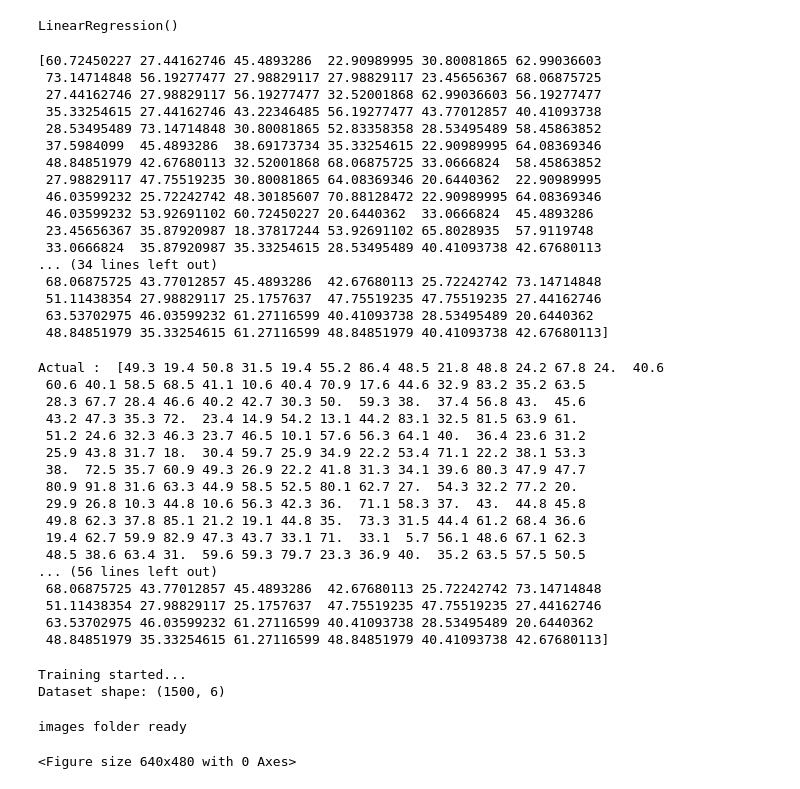
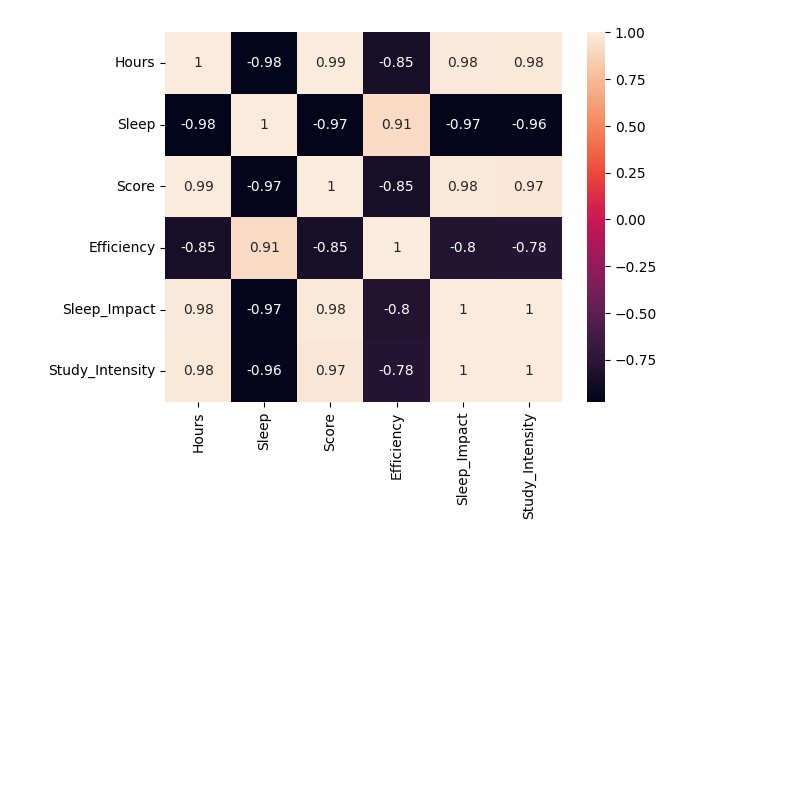
Before and after one commit to dhananjayasampath/ai-ml-journey, a Jupyter notebook: projects/student-performance-ml/notebook/analysis.ipynb, the cells around one changed output. Drawn from its saved outputs; the diff is of its cells as text; code cells hidden in the pictures; blank space fills up the shorter version.

Commit message:
Student Performance Analysis ML Project
- Cleaned dataset
- Performed EDA
- Created features
- Built ML model
- Evaluated performance
- Extracted insights

```diff
--- a/projects/student-performance-ml/notebook/analysis.ipynb
+++ b/projects/student-performance-ml/notebook/analysis.ipynb
@@ -46,66 +48,22 @@ plt.show()
+# %%
+import seaborn as sns
+
+sns.heatmap(df.corr(), annot=True)
+plt.show()
+# %% [output]
+[figure, added]
 # %%
-X_train, X_test, y_train, y_test = train_test_split(X, y, test_size=0.2, random_state=42)
+from sklearn.model_selection import train_test_split
+from sklearn.linear_model import LinearRegression
+
+X = df[["Hours", "Sleep", "Efficiency", "Sleep_Impact", "Study_Intensity"]]
+y = df["Score"]
+
+X_train, X_test, y_train, y_test = train_test_split(
+    X, y, test_size=0.2, random_state=42
+)
 
 model = LinearRegression()
 model.fit(X_train, y_train)
+
+pred = model.predict(X_test)
-# %% [output]
-LinearRegression()
-# %%
-pred = model.predict(X_test)
-print(pred)
-# %% [output]
-[60.72450227 27.44162746 45.4893286  22.90989995 30.80081865 62.99036603
- 73.14714848 56.19277477 27.98829117 27.98829117 23.45656367 68.06875725
- 27.44162746 27.98829117 56.19277477 32.52001868 62.99036603 56.19277477
- 35.33254615 27.44162746 43.22346485 56.19277477 43.77012857 40.41093738
- 28.53495489 73.14714848 30.80081865 52.83358358 28.53495489 58.45863852
- 37.5984099  45.4893286  38.69173734 35.33254615 22.90989995 64.08369346
- 48.84851979 42.67680113 32.52001868 68.06875725 33.0666824  58.45863852
- 27.98829117 47.75519235 30.80081865 64.08369346 20.6440362  22.90989995
- 46.03599232 25.72242742 48.30185607 70.88128472 22.90989995 64.08369346
- 46.03599232 53.92691102 60.72450227 20.6440362  33.0666824  45.4893286
- 23.45656367 35.87920987 18.37817244 53.92691102 65.8028935  57.9119748
- 33.0666824  35.87920987 35.33254615 28.53495489 40.41093738 42.67680113
-... (34 lines left out)
- 68.06875725 43.77012857 45.4893286  42.67680113 25.72242742 73.14714848
- 51.11438354 27.98829117 25.1757637  47.75519235 47.75519235 27.44162746
- 63.53702975 46.03599232 61.27116599 40.41093738 28.53495489 20.6440362
- 48.84851979 35.33254615 61.27116599 48.84851979 40.41093738 42.67680113]
-# %%
-
-print("Actual : ", y_test.values)
-print("Predicted : ", pred)
-# %% [output]
-Actual :  [49.3 19.4 50.8 31.5 19.4 55.2 86.4 48.5 21.8 48.8 24.2 67.8 24.  40.6
- 60.6 40.1 58.5 68.5 41.1 10.6 40.4 70.9 17.6 44.6 32.9 83.2 35.2 63.5
- 28.3 67.7 28.4 46.6 40.2 42.7 30.3 50.  59.3 38.  37.4 56.8 43.  45.6
- 43.2 47.3 35.3 72.  23.4 14.9 54.2 13.1 44.2 83.1 32.5 81.5 63.9 61.
- 51.2 24.6 32.3 46.3 23.7 46.5 10.1 57.6 56.3 64.1 40.  36.4 23.6 31.2
- 25.9 43.8 31.7 18.  30.4 59.7 25.9 34.9 22.2 53.4 71.1 22.2 38.1 53.3
- 38.  72.5 35.7 60.9 49.3 26.9 22.2 41.8 31.3 34.1 39.6 80.3 47.9 47.7
- 80.9 91.8 31.6 63.3 44.9 58.5 52.5 80.1 62.7 27.  54.3 32.2 77.2 20.
- 29.9 26.8 10.3 44.8 10.6 56.3 42.3 36.  71.1 58.3 37.  43.  44.8 45.8
- 49.8 62.3 37.8 85.1 21.2 19.1 44.8 35.  73.3 31.5 44.4 61.2 68.4 36.6
- 19.4 62.7 59.9 82.9 47.3 43.7 33.1 71.  33.1  5.7 56.1 48.6 67.1 62.3
- 48.5 38.6 63.4 31.  59.6 59.3 79.7 23.3 36.9 40.  35.2 63.5 57.5 50.5
-... (56 lines left out)
- 68.06875725 43.77012857 45.4893286  42.67680113 25.72242742 73.14714848
- 51.11438354 27.98829117 25.1757637  47.75519235 47.75519235 27.44162746
- 63.53702975 46.03599232 61.27116599 40.41093738 28.53495489 20.6440362
- 48.84851979 35.33254615 61.27116599 48.84851979 40.41093738 42.67680113]
-# %%
-print("Training started...")
-print("Dataset shape:", df.shape)
-# %% [output]
-Training started...
-Dataset shape: (1500, 6)
-# %%
-import os
-
-os.makedirs("./images", exist_ok=True)
-print("images folder ready")        # Create folder
-
-plt.savefig("images/plot.png")      # Save the plot to the images folder
-# %% [output]
-images folder ready
-<Figure size 640x480 with 0 Axes>
```
Also changed, not shown: parts of 12 cells of this notebook, 2 other files.
